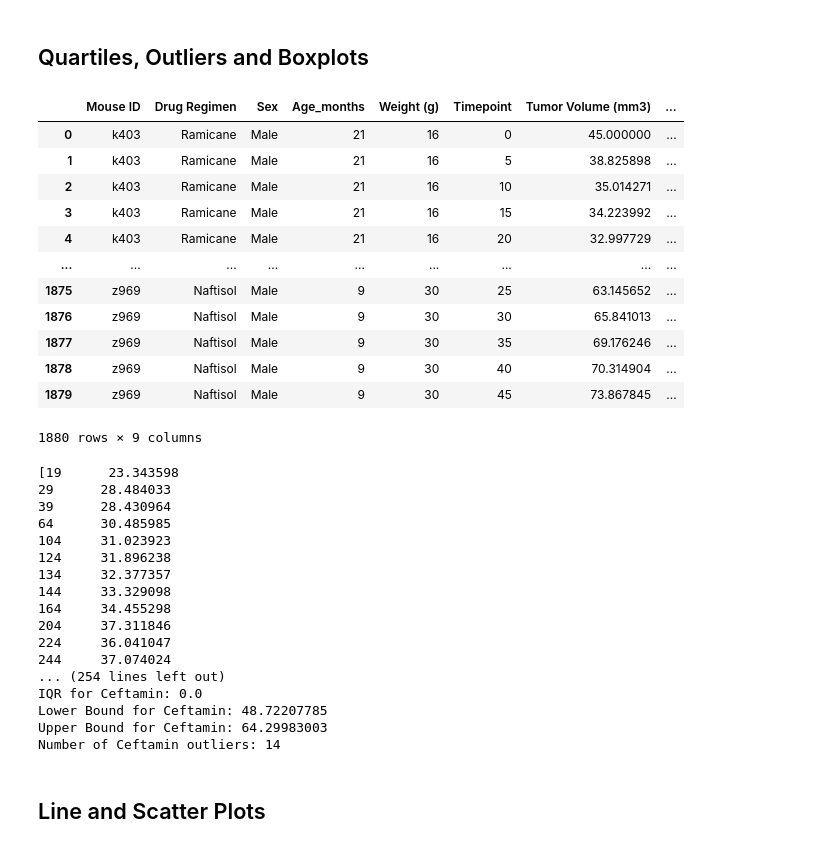
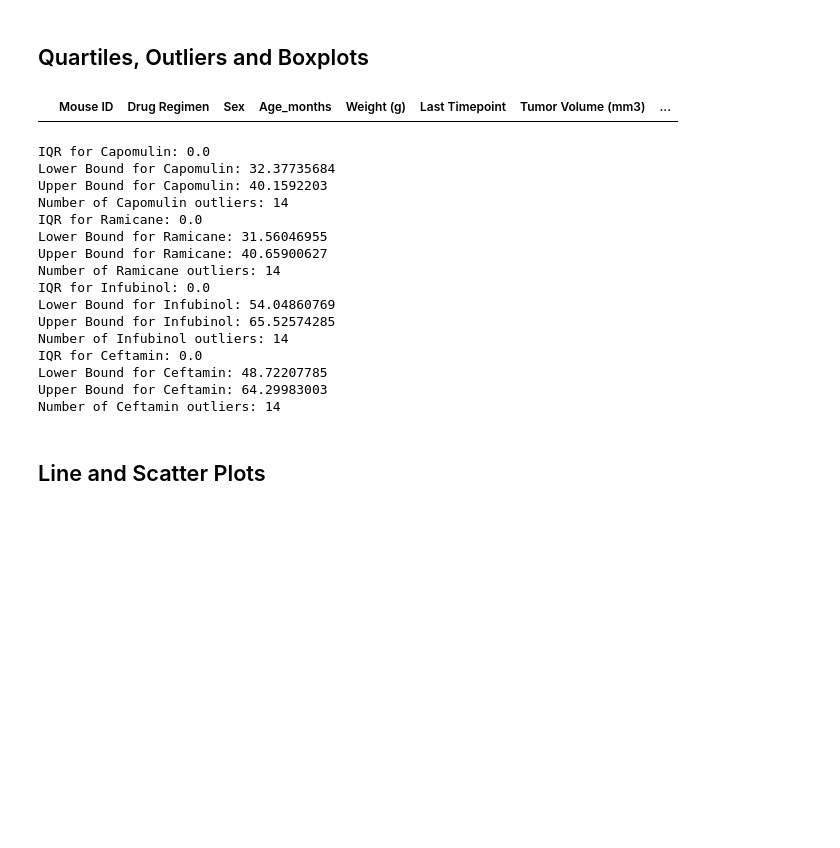
Before and after one commit to elysesulkey/matplotlib-challenge, a Jupyter notebook: Pymaceuticals.ipynb, the cells around one changed output. Cells and saved outputs as stored; diff of their text form; code cells hidden in the pictures; blank space fills up the shorter version.

```diff
--- a/Pymaceuticals.ipynb
+++ b/Pymaceuticals.ipynb
@@ -210,27 +210,23 @@ plt.show()
 # %%
 # Calculate the final tumor volume of each mouse across four of the treatment regimens: Capomulin, Ramicane, Infubinol, and Ceftamin
 # Start by getting the last (greatest) timepoint for each mouse
-each_mouse = pd.DataFrame(cleaned_df.groupby("Mouse ID")["Timepoint"].max().sort_values()).reset_index().rename(columns={"Timepoint": "Last Timepoint"})
+#each_mouse = pd.DataFrame(cleaned_df.groupby("Mouse ID")["Timepoint"].max().sort_values()).reset_index().rename(columns={"Timepoint": "Last Timepoint"})
 
 # Merge this group df with the original dataframe to get the tumor volume at the last timepoint
-merged_df = pd.merge(cleaned_df, each_mouse, on='Mouse ID')
-merged_df
+#merged_df = pd.merge(cleaned_df, each_mouse, on='Mouse ID')
+#merged_df
 
+four_regimens = ["Capomulin", "Ramicane", "Infubinol", "Ceftamin"]
+four_regimens_df = cleaned_df.loc[cleaned_df["Drug Regimen"] == {"Capomulin", "Ramicane"}]
+four_regimens_last = four_regimens_df.groupby('Mouse ID').max()['Timepoint']
+four_regimens_vol = pd.DataFrame(four_regimens_last)
+four_merged = pd.merge(four_regimens_vol, cleaned_df, on=("Mouse ID", "Timepoint"), how="left").rename(columns={"Timepoint": "Last Timepoint"})
+four_merged
+#Capomulin_merge = pd.merge(Capomulin_vol, clean_df, on=("Mouse ID","Timepoint"),how="left")
+#Capomulin_merge.head()
 #cleaned_treat = merged_df.drop(merged_df[merged_df["Timepoint"] == ["Last Timepoint"]].index, inplace = True)
 # %% [output]
-|  | Mouse ID | Drug Regimen | Sex | Age_months | Weight (g) | Timepoint | Tumor Volume (mm3) | ... |
-| 0 | k403 | Ramicane | Male | 21 | 16 | 0 | 45.000000 | ... |
-| 1 | k403 | Ramicane | Male | 21 | 16 | 5 | 38.825898 | ... |
-| 2 | k403 | Ramicane | Male | 21 | 16 | 10 | 35.014271 | ... |
-| 3 | k403 | Ramicane | Male | 21 | 16 | 15 | 34.223992 | ... |
-| 4 | k403 | Ramicane | Male | 21 | 16 | 20 | 32.997729 | ... |
-| ... | ... | ... | ... | ... | ... | ... | ... | ... |
-| 1875 | z969 | Naftisol | Male | 9 | 30 | 25 | 63.145652 | ... |
-| 1876 | z969 | Naftisol | Male | 9 | 30 | 30 | 65.841013 | ... |
-| 1877 | z969 | Naftisol | Male | 9 | 30 | 35 | 69.176246 | ... |
-| 1878 | z969 | Naftisol | Male | 9 | 30 | 40 | 70.314904 | ... |
-| 1879 | z969 | Naftisol | Male | 9 | 30 | 45 | 73.867845 | ... |
+|  | Mouse ID | Drug Regimen | Sex | Age_months | Weight (g) | Last Timepoint | Tumor Volume (mm3) | ... |
-1880 rows × 9 columns
 # %%
 # Put treatments into a list for for loop (and later for plot labels)
 regimens = ["Capomulin", "Ramicane", "Infubinol", "Ceftamin"]
@@ -263,19 +259,18 @@ for regimen in regimens:
     outlier_count = (values.loc[(last_time_df['Tumor Volume (mm3)'] >= ub)|(last_time_df['Tumor Volume (mm3)'] <= lb)]).count()
     print(f'Number of {regimen} outliers: {outlier_count}')
 # %% [output]
-[19      23.343598
-29      28.484033
-39      28.430964
-64      30.485985
-104     31.023923
-124     31.896238
-134     32.377357
-144     33.329098
-164     34.455298
-204     37.311846
-224     36.041047
-244     37.074024
-... (254 lines left out)
+IQR for Capomulin: 0.0
+Lower Bound for Capomulin: 32.37735684
+Upper Bound for Capomulin: 40.1592203
+Number of Capomulin outliers: 14
+IQR for Ramicane: 0.0
+Lower Bound for Ramicane: 31.56046955
+Upper Bound for Ramicane: 40.65900627
+Number of Ramicane outliers: 14
+IQR for Infubinol: 0.0
+Lower Bound for Infubinol: 54.04860769
+Upper Bound for Infubinol: 65.52574285
+Number of Infubinol outliers: 14
 IQR for Ceftamin: 0.0
 Lower Bound for Ceftamin: 48.72207785
 Upper Bound for Ceftamin: 64.29983003
```
